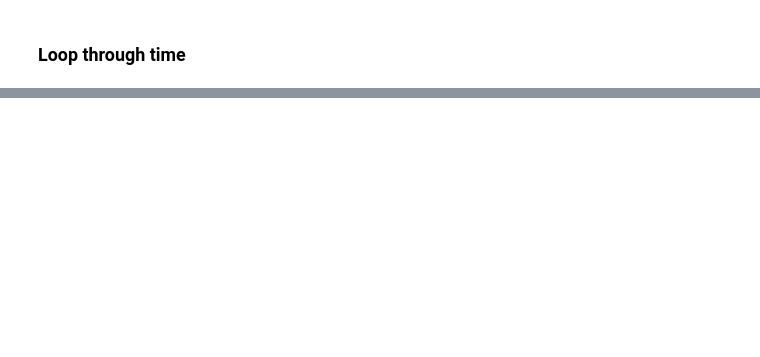
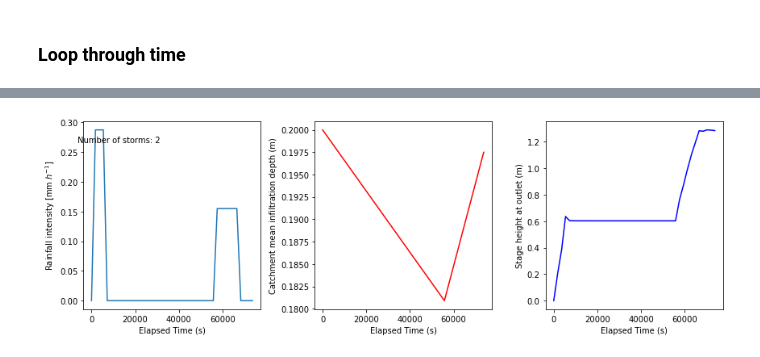
Before and after one commit to espin-2020/precipitation_lanscape_evolution, a Jupyter notebook: Brooke_Final_notebook.ipynb, the cells around one changed output, grey strips where cells are left out. Saved outputs shown, nothing was run; the diff lists cells and outputs as text; code cells hidden in the pictures; blank space fills up the shorter version.

```diff
--- a/Brooke_Final_notebook.ipynb
+++ b/Brooke_Final_notebook.ipynb
@@ -83,3 +91,18 @@ SI = SoilInfiltrationGreenAmpt(mg,hydraulic_conductivity=hydraulic_conductivity,
 of = OverlandFlow(mg, steep_slopes=True)
 # %% [markdown]
 ### Loop through time
+# %%
+
+## Arrays for saving the outputs.
+interstorm_dts = []
+intensities = []
+storm_dts = []
+rain_vec = []
+
+## Saving initial conditions
+mean_SID_Times = [0]
+mean_SID = [d[1]]
+outlet_depth = [h[1]]
+outlet_times = [0]
+rain_vec = [0]
+total_elapsed_time = 0.
@@ -85,0 +189,41 @@ of = OverlandFlow(mg, steep_slopes=True)
+# %%
+#Create 3 subplots to visualize:
+#1. precipitation intensity (m/s) vs. time (s)
+#2. catchment mean infiltration depth (m) vs. time (s)
+#3. stage height at outlet (m) vs. time (s)
+
+
+#initialize figure
+fig, ax = plt.subplots(1,3, figsize = (12,4))
+
+#subplot 0 - precip intensity vs time
+
+##!!!!!!!!!!! Need a variable called rainfall_rate to be included in loop (similar to outlet depth)
+
+rainfall_rate = np.zeros_like(np.asarray(outlet_depth)) + 5 #FAKE FOR NOW
+
+#ax[0].plot(np.asanyarray(rain_sequence)*60) ## In mm/h
+ax[0].plot(outlet_times,rain_vec)
+ax[0].set_xlabel('Elapsed Time (s)')
+ax[0].set_ylabel('Rainfall intensity [mm $h^{-1}]$')
+ax[0].text(0.2, 0.9,'Number of storms: ' + number_of_storms, horizontalalignment='center', verticalalignment='center', transform=ax[0].transAxes)
+##
+
+#subplot 1 - catchment mean infiltration depth vs time
+
+
+ax[1].plot(mean_SID_Times,mean_SID, color = 'r')
+ax[1].set_xlabel('Elapsed Time (s)')
+ax[1].set_ylabel('Catchment mean infiltration depth (m)')
+
+
+
+#subplot 2 - stage height at outlet vs time
+
+ax[2].plot(outlet_times, outlet_depth, color = 'b')
+ax[2].set_xlabel('Elapsed Time (s)')
+ax[2].set_ylabel('Stage height at outlet (m)')
+
+fig.tight_layout()
+# %% [output]
+[figure, added]
```
Also changed, not shown: parts of 11 cells of this notebook.
